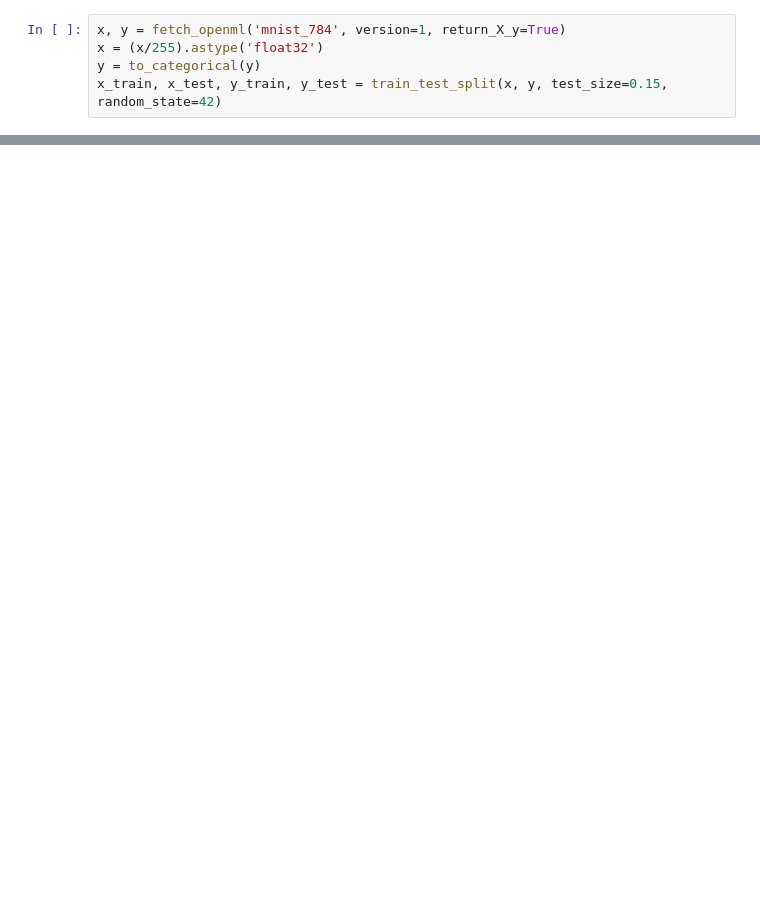
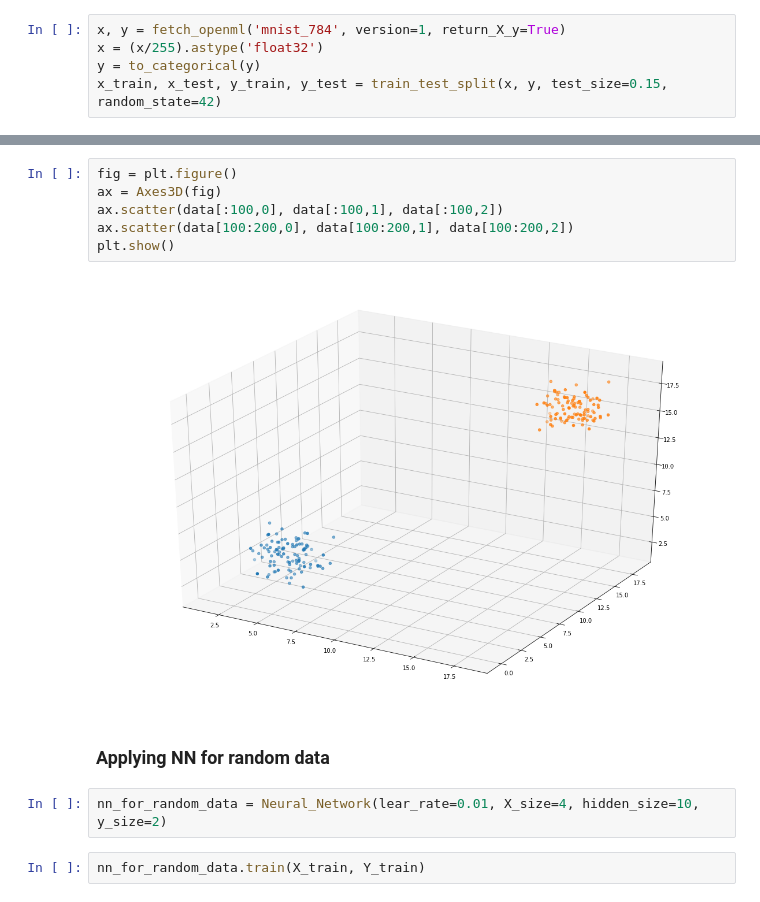
Before and after one commit to JackDrinkwater/machine_learning_lessons, a Jupyter notebook: Simple_NN.ipynb, the cells around one changed output, grey strips where cells are left out. Saved outputs shown, nothing was run; the diff lists cells and outputs as text; blank space fills up the shorter version.

```diff
--- a/Simple_NN.ipynb
+++ b/Simple_NN.ipynb
@@ -215,0 +181,14 @@ array([2, 2])
+# %%
+fig = plt.figure()
+ax = Axes3D(fig)
+ax.scatter(data[:100,0], data[:100,1], data[:100,2])
+ax.scatter(data[100:200,0], data[100:200,1], data[100:200,2])
+plt.show()
+# %% [output]
+[figure, added]
+# %% [markdown]
+### Applying NN for random data
+# %%
+nn_for_random_data = Neural_Network(lear_rate=0.01, X_size=4, hidden_size=10, y_size=2)
+# %%
+nn_for_random_data.train(X_train, Y_train)
```
Also changed, not shown: parts of 34 cells of this notebook.
